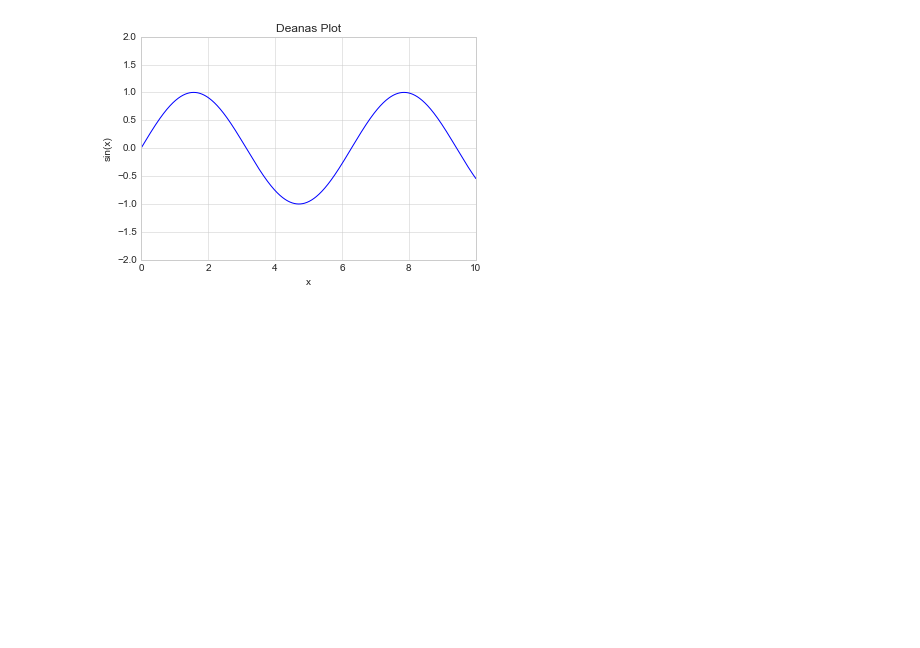
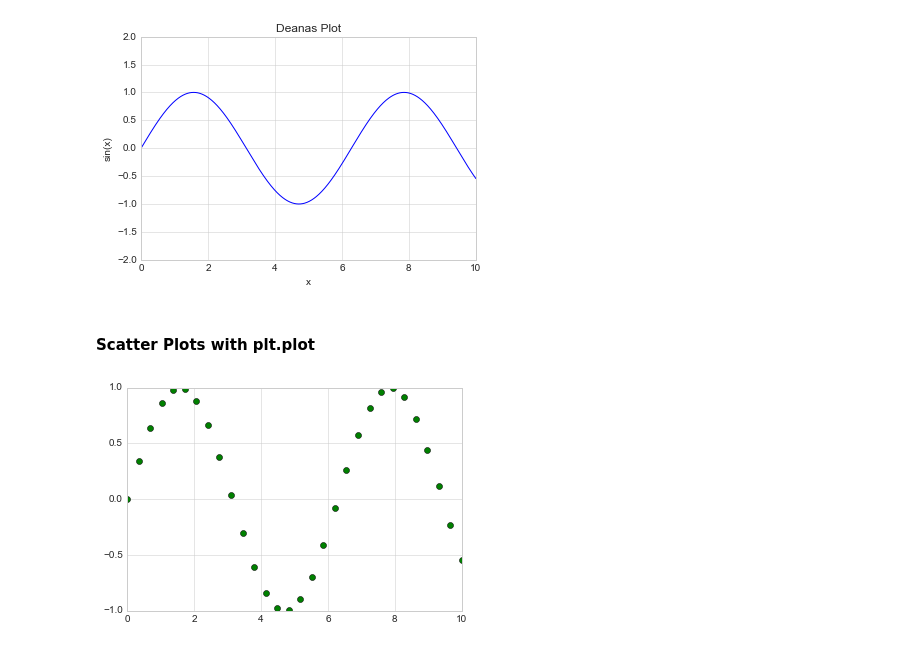
Before and after one commit to deanastuart/DataScienceHandbook, a Jupyter notebook: Ch4 Matplotlib.ipynb, the cells around one changed output. Saved outputs shown, nothing was run; the diff lists cells and outputs as text; code cells hidden in the pictures; blank space fills up the shorter version.

Commit message:
ch4 scatter plots

```diff
--- a/Ch4 Matplotlib.ipynb
+++ b/Ch4 Matplotlib.ipynb
@@ -105,3 +105,13 @@ ax.plot(x, np.sin(x))
 ax.set(xlim=(0,10),ylim=(-2,2), xlabel='x', ylabel='sin(x)', title='Deanas Plot');
 # %% [output]
 [figure]
+# %% [markdown]
+#### Scatter Plots with plt.plot
+# %%
+
+x = np.linspace(0, 10, 30)
+y = np.sin(x)
+
+plt.plot(x,y,'o', color = 'green');
+# %% [output]
+[figure, added]
```
Also changed, not shown: parts of 6 cells of this notebook.
